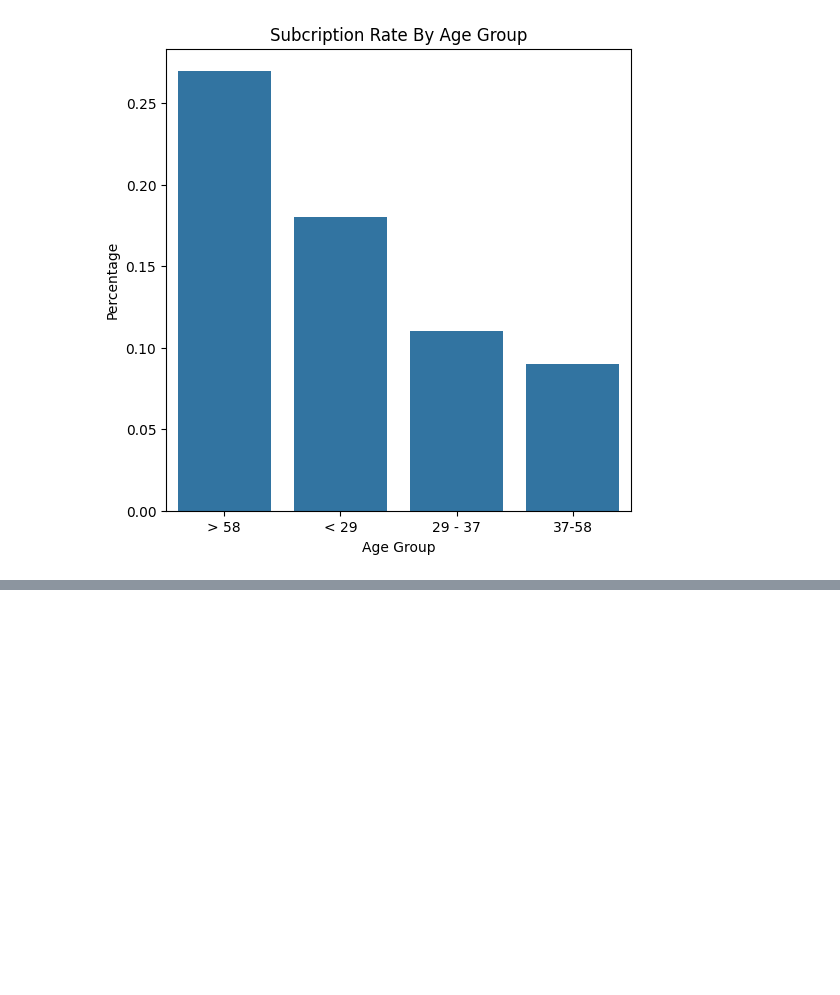
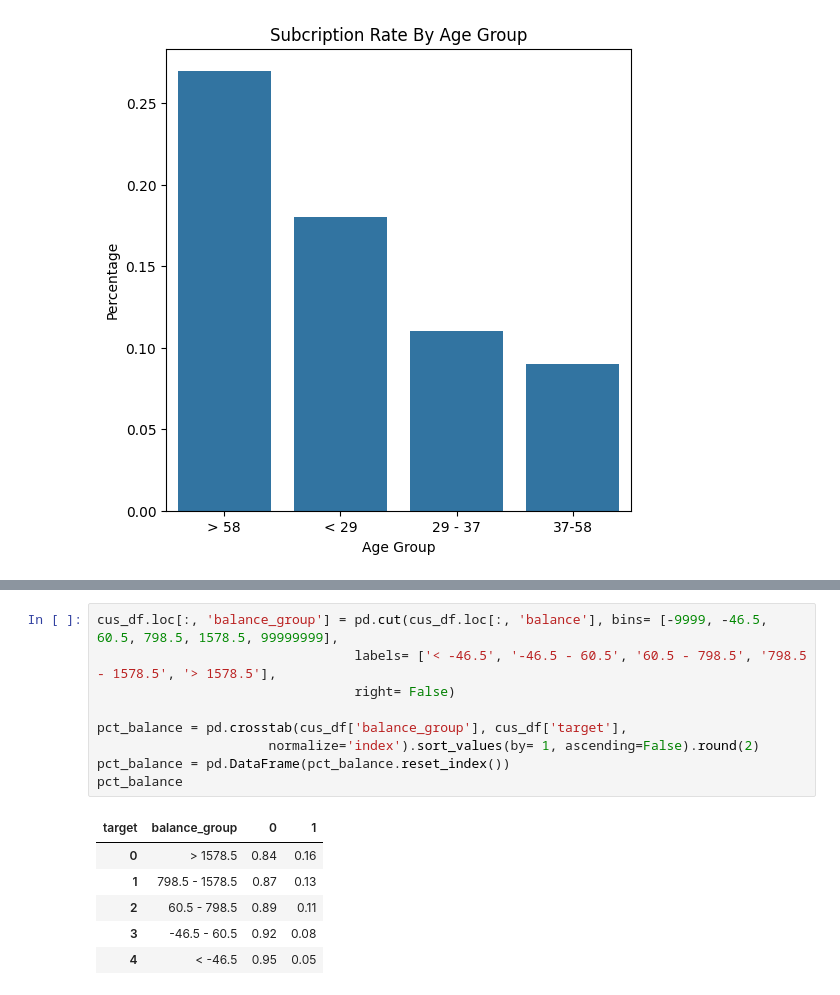
Before and after one commit to NguyenPhanNhatLan/DM, a Jupyter notebook: notebooks/eda.ipynb, the cells around one changed output, grey strips where cells are left out. Drawn from its saved outputs; the diff is of its cells as text; blank space fills up the shorter version.

```diff
--- a/notebooks/eda.ipynb
+++ b/notebooks/eda.ipynb
@@ -511,0 +574,16 @@ Text(0.5, 1.0, 'Subcription Rate By Age Group')
+# %%
+cus_df.loc[:, 'balance_group'] = pd.cut(cus_df.loc[:, 'balance'], bins= [-9999, -46.5, 60.5, 798.5, 1578.5, 99999999],
+                                 labels= ['< -46.5', '-46.5 - 60.5', '60.5 - 798.5', '798.5 - 1578.5', '> 1578.5'],
+                                 right= False)
+
+pct_balance = pd.crosstab(cus_df['balance_group'], cus_df['target'],
+                      normalize='index').sort_values(by= 1, ascending=False).round(2)
+pct_balance = pd.DataFrame(pct_balance.reset_index())
+pct_balance
+# %% [output]
+| target | balance_group | 0 | 1 |
+| 0 | > 1578.5 | 0.84 | 0.16 |
+| 1 | 798.5 - 1578.5 | 0.87 | 0.13 |
+| 2 | 60.5 - 798.5 | 0.89 | 0.11 |
+| 3 | -46.5 - 60.5 | 0.92 | 0.08 |
+| 4 | < -46.5 | 0.95 | 0.05 |
```
Also changed, not shown: parts of 13 cells of this notebook.
